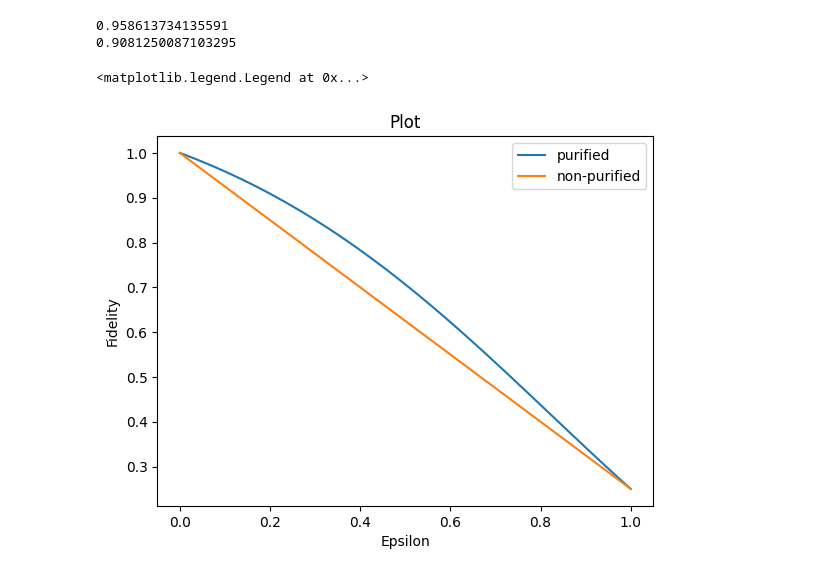
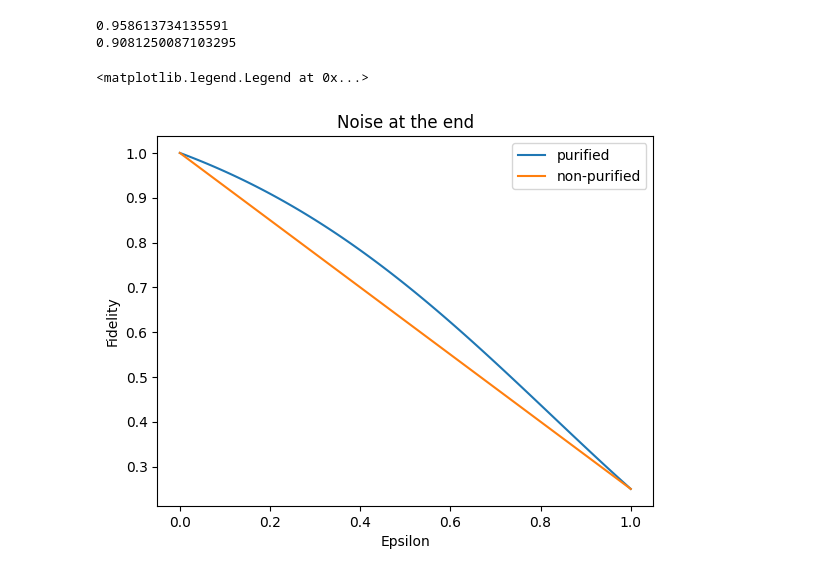
Before and after one commit to qoan-projects/OQPA, a Jupyter notebook: test-cswap.ipynb, the cells around one changed output. Cells and saved outputs as stored; diff of their text form; code cells hidden in the pictures.

Commit message:
added noise at each gate

```diff
--- a/test-cswap.ipynb
+++ b/test-cswap.ipynb
@@ -80,3 +103,16 @@ q_4: ─────────────────────────
 «     └─────────┘└──────────────────┘
 «q_4: ───────────────────────────────
 «
+# %%
+# Example usage
+n = 2
+m = 3
+J = 1.0  # coupling strength
+h = 1.0  # transverse field strength
+t = 1.0  # total time for evolution
+p = 10  # number of Trotter steps
+epsilon = 0.1  # error rate for depolarizing channel
+
+qc = QuantumCircuit(5)
+circuit = tfim_circuit_with_noise(qc, n, m,J, h, t, p, epsilon)
+print(circuit)
@@ -210,13 +264,18 @@ print(state_fidelity(purified_rho, pure_state))
 0.958613734135591
 0.9081250087103295
 # %%
-def purified_rho_with(epsilon):
+def purified_rho_with(epsilon,noise):
 
     # Create a Quantum Circuit acting on a quantum register of five qubits
     qc = QuantumCircuit(5)
 
-    qc=tfim_circuit_with_noise_at_end(qc, 1, 2, J, h, t, p, epsilon)
-    qc=tfim_circuit_with_noise_at_end(qc, 3, 4, J, h, t, p, epsilon)
+    if noise ==0:
+        qc=tfim_circuit_with_noise_at_end(qc, 1, 2, J, h, t, p, epsilon)
+        qc=tfim_circuit_with_noise_at_end(qc, 3, 4, J, h, t, p, epsilon)
+
+    else:
+        qc=tfim_circuit_with_noise(qc, 1, 2, J, h, t, p, epsilon)
+        qc=tfim_circuit_with_noise(qc, 3, 4, J, h, t, p, epsilon)
 
     # Apply the Hadamard gate to the first qubit
     qc.h(0)
@@ -260,12 +319,16 @@ def purified_rho_with(epsilon):
 
     return purified_rho
 # %%
-def rho_with(epsilon):
+def rho_with(epsilon,noise):
 
     # Create a Quantum Circuit acting on a quantum register of 2 qubits
     qc = QuantumCircuit(2)
 
-    qc=tfim_circuit_with_noise_at_end(qc, 0, 1, J, h, t, p, epsilon)
+    if noise==0:
+        qc=tfim_circuit_with_noise_at_end(qc, 0, 1, J, h, t, p, epsilon)
+    else:
+        qc=tfim_circuit_with_noise(qc, 0, 1, J, h, t, p, epsilon)
+
 
     state = DensityMatrix(qc)
 
@@ -275,15 +338,15 @@ list_of_epsilon=[i * 0.01 for i in range(101)]
 list_of_purified_fidelity=[]
 list_of_fidelity=[]
 for i in list_of_epsilon:
-    list_of_purified_fidelity.append(state_fidelity(purified_rho_with(i), pure_state))
-    list_of_fidelity.append(state_fidelity(rho_with(i), pure_state))
+    list_of_purified_fidelity.append(state_fidelity(purified_rho_with(i,0), pure_state))
+    list_of_fidelity.append(state_fidelity(rho_with(i,0), pure_state))
 # %%
 plt.plot(list_of_epsilon,list_of_purified_fidelity,label='purified')
 plt.plot(list_of_epsilon,list_of_fidelity,label='non-purified')
-plt.title("Plot")
+plt.title("Noise at the end")
 plt.xlabel("Epsilon")
 plt.ylabel("Fidelity")
 plt.legend()
 # %% [output]
 <matplotlib.legend.Legend at 0x...>
-[figure, old version]
+[figure, new version]
```
Also changed, not shown: parts of 6 cells of this notebook.
